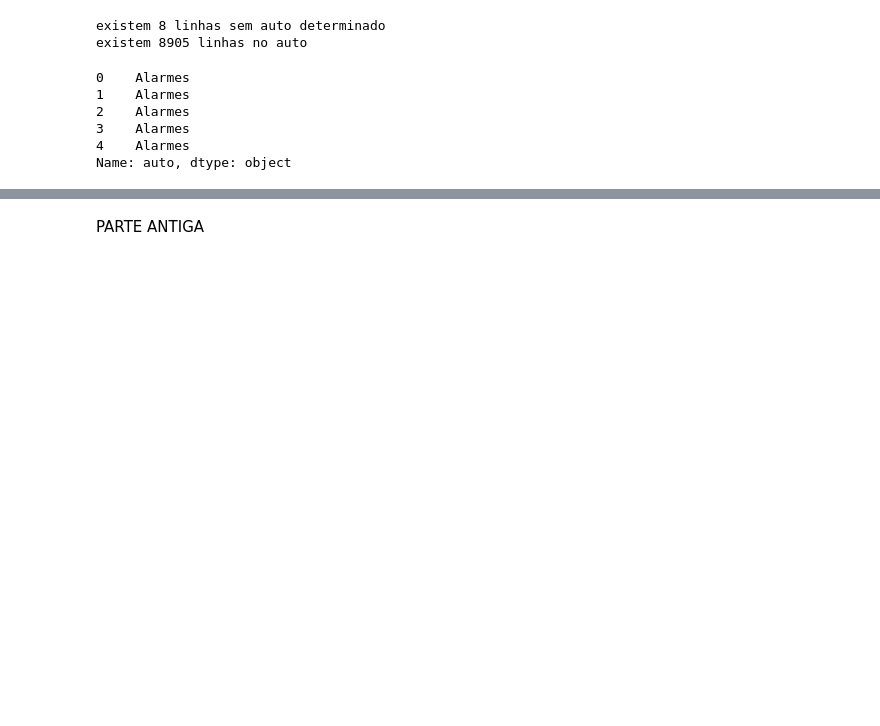
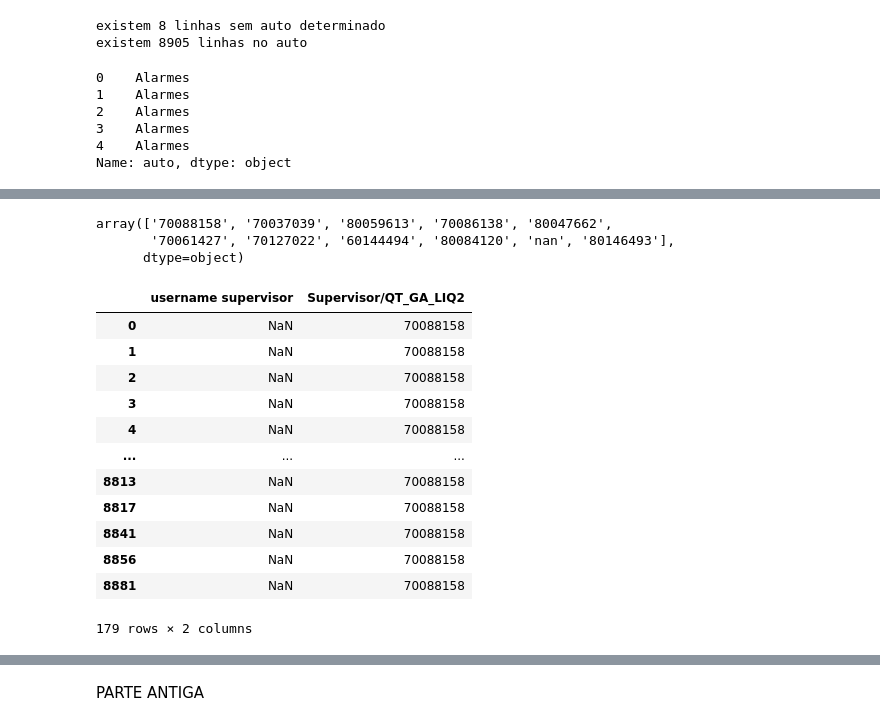
Before and after one commit to josepmatias/ONE, a Jupyter notebook: auto_one.ipynb, the cells around one changed output, grey strips where cells are left out. Cells and saved outputs as stored; diff of their text form; code cells hidden in the pictures; blank space fills up the shorter version.

```diff
--- a/auto_one.ipynb
+++ b/auto_one.ipynb
@@ -160 +214,43 @@ Name: auto, dtype: object
+# %%
+activacoes_df.loc[activacoes_df["username supervisor"].isna()==True, ["Supervisor/QT_GA_LIQ2", "username supervisor"]]
+
+
+activacoes_df["Supervisor/QT_GA_LIQ2"].unique()
+# %% [output]
+array(['70088158', '70037039', '80059613', '70086138', '80047662',
+       '70061427', '70127022', '60144494', '80084120', 'nan', '80146493'],
+      dtype=object)
+# %%
+#encontrar username de supervisores com n/a
+
+mask_sup1=activacoes_df["username supervisor"].isna()==True
+mask_sup2=(activacoes_df["Supervisor/QT_GA_LIQ2"].isna()==True) | (activacoes_df["Supervisor/QT_GA_LIQ2"].str.isalnum())
+
+#activacoes_df["username supervisor"].count()+activacoes_df["username supervisor"].isna().sum()
+
+
+#listagem_cadastrodf
+
+#activacoes_df.loc[(activacoes_df["username supervisor"].isna()==True) & \
+#(activacoes_df["Supervisor/QT_GA_LIQ2"].isna()==False), "Supervisor/QT_GA_LIQ2"].values
+
+#activacoes_df.loc[mask_sup1 & mask_sup2, ["username supervisor", "Supervisor/QT_GA_LIQ2"]]
+
+activacoes_df.loc[mask_sup1 & mask_sup2, "Supervisor/QT_GA_LIQ2"].unique()
+
+#activacoes_df.loc[activacoes_df["Supervisor/QT_GA_LIQ2"]=="nan", "Supervisor/QT_GA_LIQ2"]
+# %% [output]
+|  | username supervisor | Supervisor/QT_GA_LIQ2 |
+| 0 | NaN | 70088158 |
+| 1 | NaN | 70088158 |
+| 2 | NaN | 70088158 |
+| 3 | NaN | 70088158 |
+| 4 | NaN | 70088158 |
+| ... | ... | ... |
+| 8813 | NaN | 70088158 |
+| 8817 | NaN | 70088158 |
+| 8841 | NaN | 70088158 |
+| 8856 | NaN | 70088158 |
+| 8881 | NaN | 70088158 |
+179 rows × 2 columns
 # %%
```
Also changed, not shown: parts of 14 cells of this notebook.
